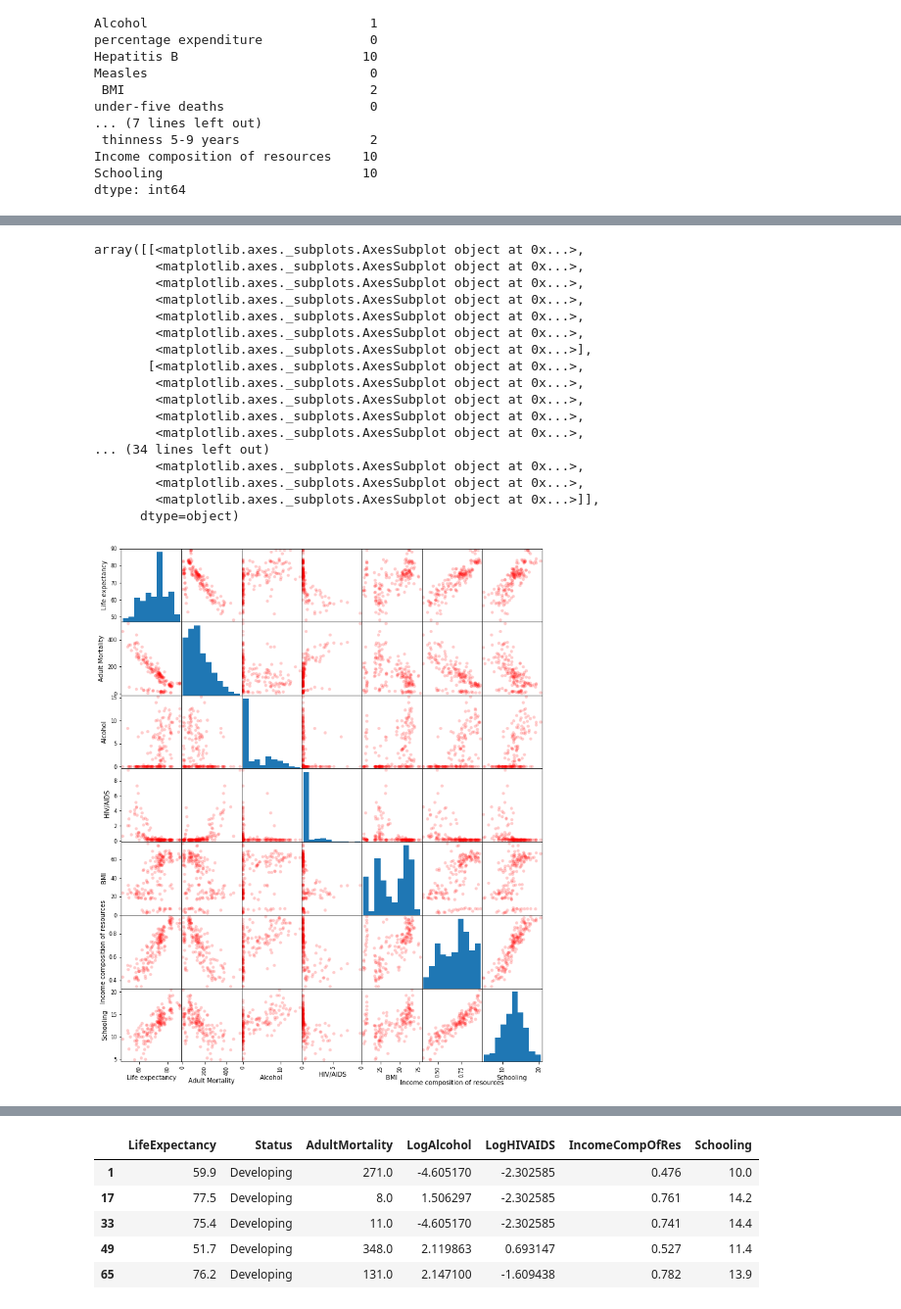
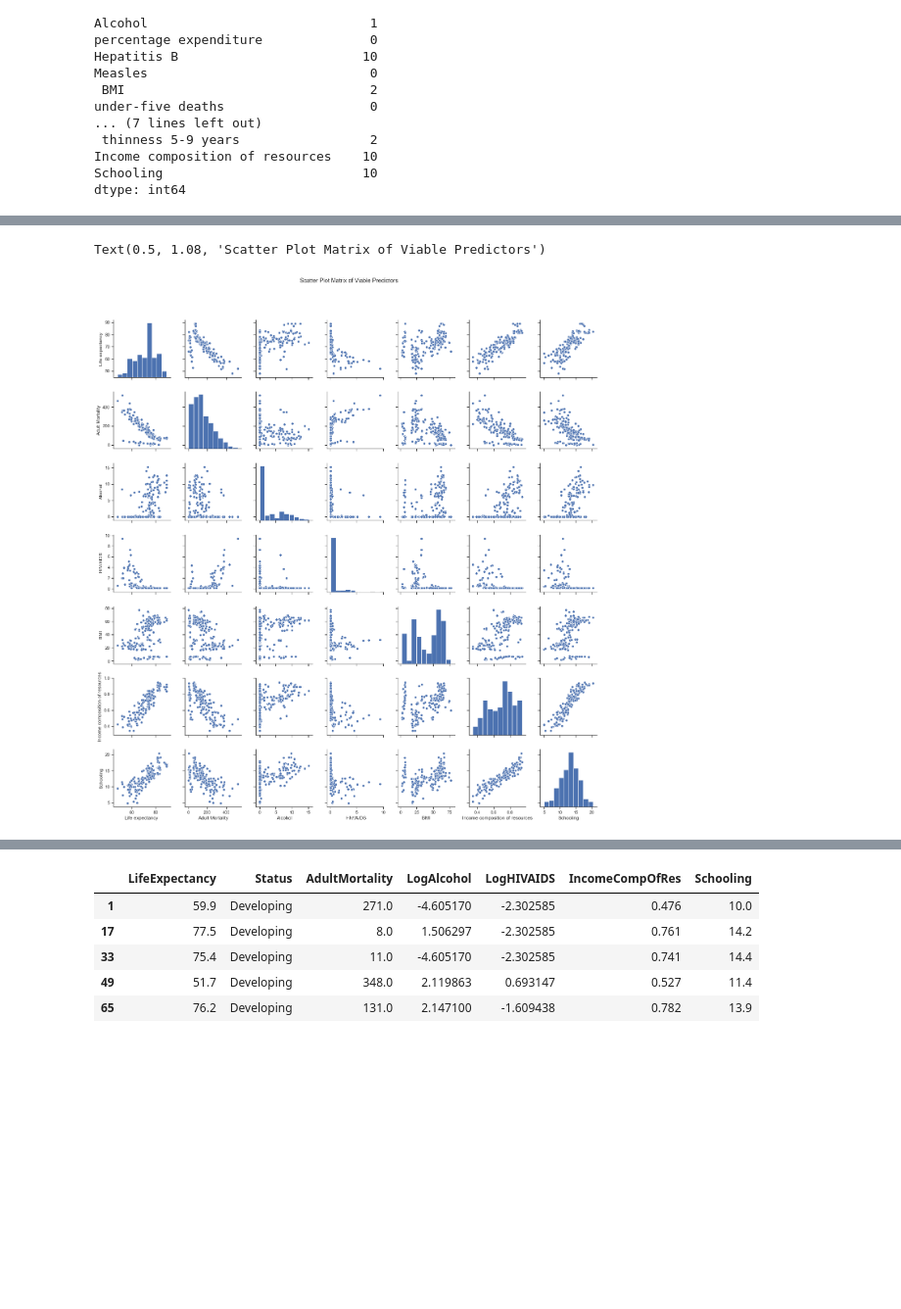
Before and after one commit to Aurian-G/WHO2014-Python-Kaggle, a Jupyter notebook: WHO2014_LE_Data.ipynb, the cells around one changed output, grey strips where cells are left out. Shown at 98% size. Drawn from its saved outputs; the diff is of its cells as text; code cells hidden in the pictures; blank space fills up the shorter version.

```diff
--- a/WHO2014_LE_Data.ipynb
+++ b/WHO2014_LE_Data.ipynb
@@ -163,27 +164,13 @@ corr.style.background_gradient(cmap='coolwarm')
 # %%
-#Create scatterplot matrix
-from pandas.plotting import scatter_matrix
-scatter_matrix(WHO_2014_filtered[['Life expectancy', 'Adult Mortality', 'Alcohol', ' HIV/AIDS', ' BMI ', 'Income composition of resources', 'Schooling']],
-               alpha = 0.2, figsize = (12, 15), c = 'red', s = 100, diagonal = 'hist')
+#Create scatterplot matrix of all the predictors of interest
+sns.set(style="ticks")
+
+scatter = sns.pairplot(WHO_2014_filtered[['Life expectancy ', 'Adult Mortality', 'Alcohol',
+                                ' HIV/AIDS', ' BMI ', 'Income composition of resources', 'Schooling']])
+scatter.fig.suptitle("Scatter Plot Matrix of Viable Predictors", y=1.08)
 # %% [output]
-array([[<matplotlib.axes._subplots.AxesSubplot object at 0x...>,
-        <matplotlib.axes._subplots.AxesSubplot object at 0x...>,
-        <matplotlib.axes._subplots.AxesSubplot object at 0x...>,
-        <matplotlib.axes._subplots.AxesSubplot object at 0x...>,
-        <matplotlib.axes._subplots.AxesSubplot object at 0x...>,
-        <matplotlib.axes._subplots.AxesSubplot object at 0x...>,
-        <matplotlib.axes._subplots.AxesSubplot object at 0x...>],
-       [<matplotlib.axes._subplots.AxesSubplot object at 0x...>,
-        <matplotlib.axes._subplots.AxesSubplot object at 0x...>,
-        <matplotlib.axes._subplots.AxesSubplot object at 0x...>,
-        <matplotlib.axes._subplots.AxesSubplot object at 0x...>,
-        <matplotlib.axes._subplots.AxesSubplot object at 0x...>,
-... (34 lines left out)
-        <matplotlib.axes._subplots.AxesSubplot object at 0x...>,
-        <matplotlib.axes._subplots.AxesSubplot object at 0x...>,
-        <matplotlib.axes._subplots.AxesSubplot object at 0x...>]],
-      dtype=object)
+Text(0.5, 1.08, 'Scatter Plot Matrix of Viable Predictors')
-[figure, old version]
+[figure, new version]
 # %%
 ##Assertions made from plots above
 #We see Schooling is correlated heavily with income.composition
```
Also changed, not shown: parts of 21 cells of this notebook.
